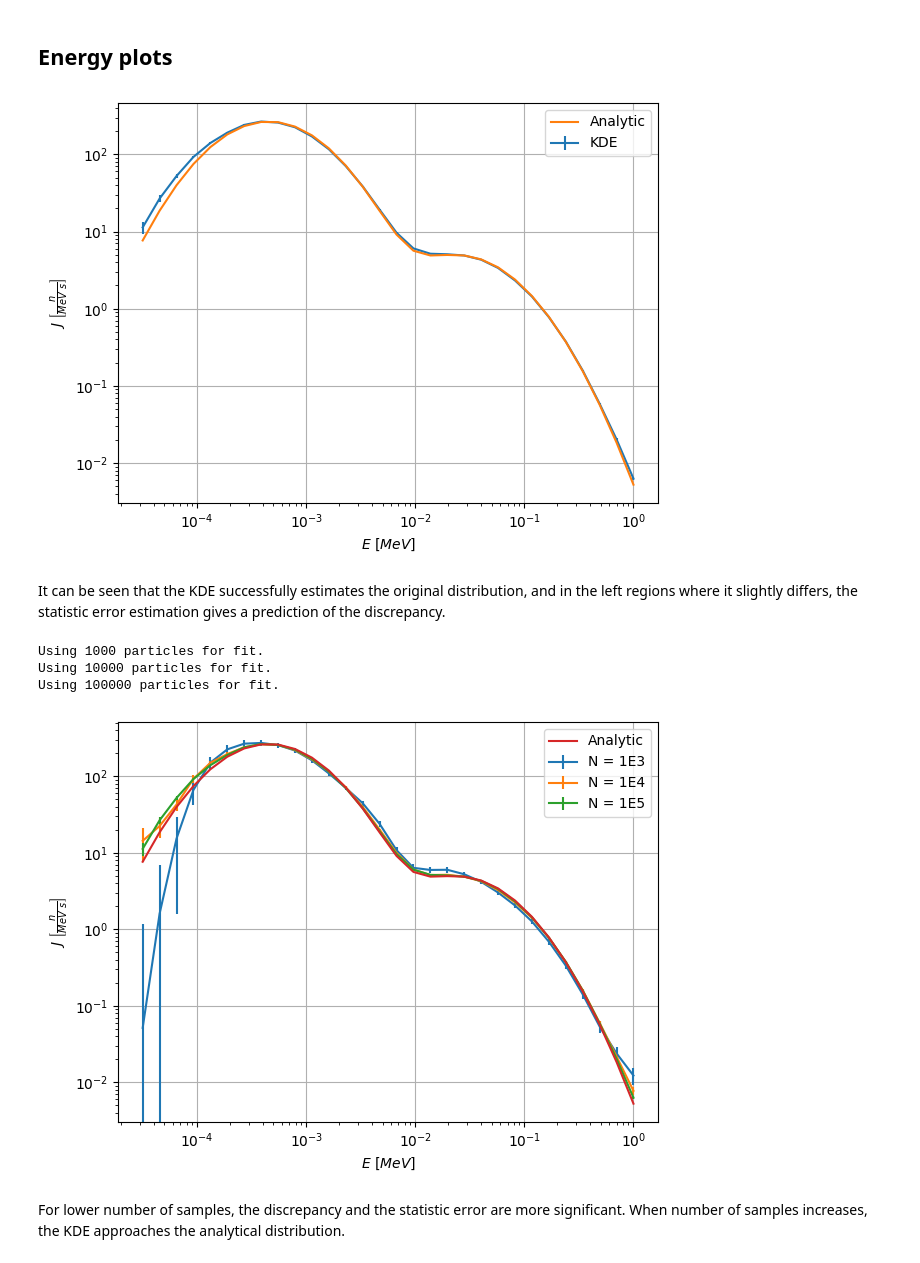
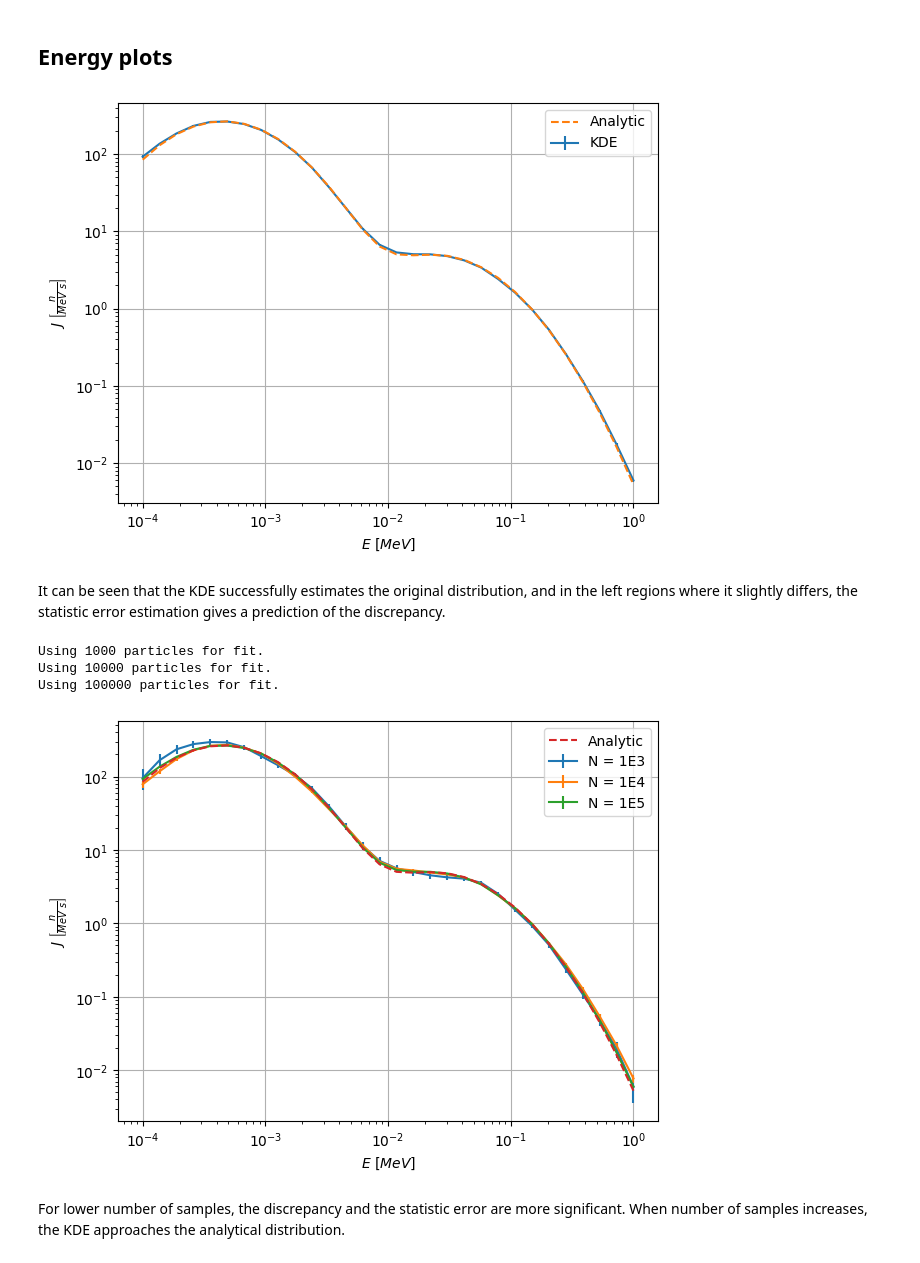
Before and after one commit to KDSource/KDSource, a Jupyter notebook: examples/Verification.ipynb, the cells around one changed output. Drawn from its saved outputs; the diff is of its cells as text; code cells hidden in the pictures.

```diff
--- a/examples/Verification.ipynb
+++ b/examples/Verification.ipynb
@@ -188,0 +190,29 @@ s.fit(N, seed=seed, grid=grid)
+# %%
+# Adaptive Maximum Likelihood Cross-Validation:
+# Creates a grid of adaptive bandwidths and evaluates the
+# cross-validation scores on each one, which is an indicator of the
+# quality of the estimation. Selects the bandwidth that optimizes
+# CV score.
+# kNN is used to generate the seed adaptive bandwidth.
+
+# kNN bandwidth
+s.bw_method = "knn"
+batch_size = 10000 # Batch size for KNN search
+k = 10             # Numer of neighbors per batch
+s.fit(N, batch_size=batch_size, k=k)
+bw_knn = s.kde.bw
+
+# MLCV optimization of previously calculated kNN bandwidth
+s.bw_method = "mlcv"
+N_cv = int(1E4)   # Use a smaller N to reduce computation times
+seed = bw_knn[:N_cv] # Use kNN BW as seed (first N elements)
+grid = np.logspace(-0.4,-0.2,10)
+s.fit(N_cv, seed=seed, grid=grid)
+bw_cv = s.kde.bw
+
+# Extend MLCV optimization to full KNN BW
+bw_knn_cv = bw_knn * bw_cv[0]/bw_knn[0] # Apply MLCV factor
+dim = s.geom.dim
+bw_knn_cv *= ks.bw_silv(dim,len(bw_knn))/ks.bw_silv(dim,len(bw_cv)) # Apply Silverman factor
+s = ks.KSource(plist, geom, bw=bw_knn_cv) # Create new KSource with full BW
+s.fit(N=N)
@@ -230,7 +293,7 @@ userflags    :           0 (0x00000000)       100037 (100.00%)
 # %% [markdown]
 ## Energy plots
 # %%
-EE = np.logspace(-4.5,0,30)
+EE = np.logspace(-4,0,30)
 
 # Analytic distributions
 uu = s.geom.ms[0].transform(EE)
@@ -241,39 +304,40 @@ f = 0.1587 # Integral of normal distribution for x-mu>std
 # Plot energy distribution
 
 fig,scores = s.plot_E(EE, label="KDE")
-plt.plot(EE, pdf_1+pdf_2, zorder=3, label="Analytic")
+plt.plot(EE, pdf_1+pdf_2, '--', zorder=3, label="Analytic")
 
 plt.legend()
 plt.tight_layout()
 plt.show()
 # %% [output]
-[figure, old version]
+[figure, new version]
 # %% [markdown]
 It can be seen that the KDE successfully estimates the original distribution, and in the left regions where it slightly differs, the statistic error estimation gives a prediction of the discrepancy.
 # %%
 # Plots varying N
 
 s.bw_method = None
 
 s.fit(N=1E3)
 fig,scores = s.plot_E(EE, label="N = 1E3")
 
 s.fit(N=1E4)
 fig,scores = s.plot_E(EE, label="N = 1E4")
 
 s.fit(N=1E5)
 fig,scores = s.plot_E(EE, label="N = 1E5")
 
-plt.plot(EE, pdf_1+pdf_2, zorder=3, label="Analytic")
+plt.plot(EE, pdf_1+pdf_2, '--', zorder=3, label="Analytic")
 
 plt.legend()
 plt.tight_layout()
+#plt.savefig("E-convergence.pdf")
 plt.show()
 # %% [output]
 Using 1000 particles for fit.
 Using 10000 particles for fit.
 Using 100000 particles for fit.
-[figure, old version]
+[figure, new version]
 # %% [markdown]
 For lower number of samples, the discrepancy and the statistic error are more significant. When number of samples increases, the KDE approaches the analytical distribution.
 # %%
```
Also changed, not shown: parts of 14 cells of this notebook, 5 other files.
